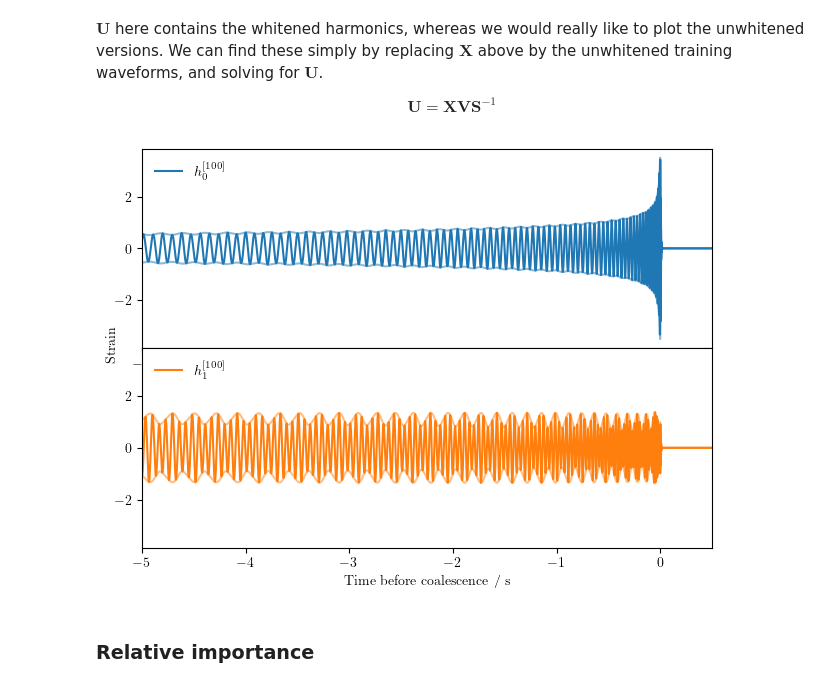
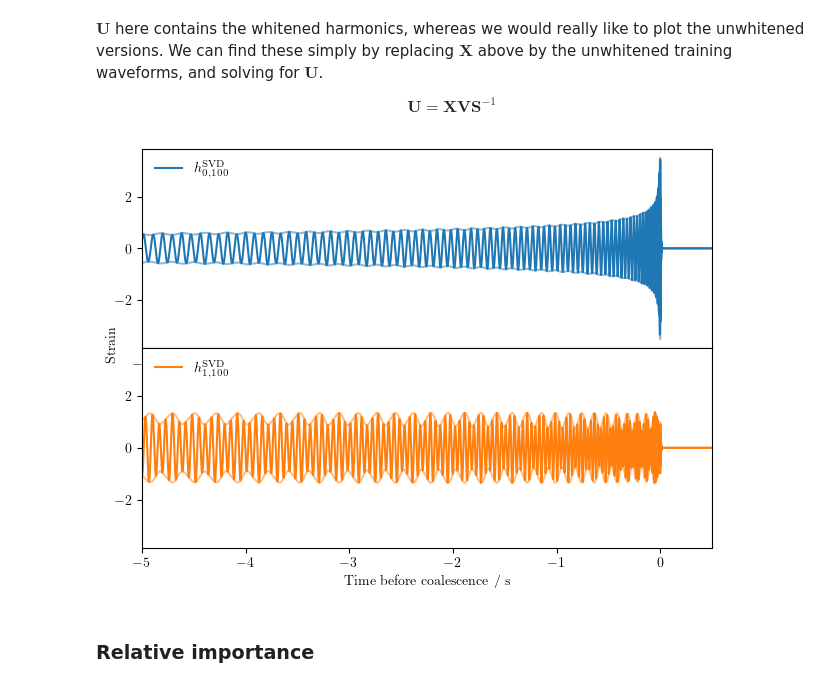
Before and after one commit to BenGPatterson/EccentricHarmonics, a Jupyter notebook: SVD.ipynb, the cells around one changed output. Saved outputs shown, nothing was run; the diff lists cells and outputs as text; code cells hidden in the pictures.

```diff
--- a/SVD.ipynb
+++ b/SVD.ipynb
@@ -127,27 +127,27 @@ unwhite_harms = np.matmul(np.array(training_wfs).T, Vinv_S).T
 # %%
 # Make plot of unwhitened harmonics
 plt.figure(figsize=(0.98*6.4,0.98*4.8))
 plt.subplot(2, 1, 1)
-plt.plot(training_wfs[0].sample_times, np.real(unwhite_harms[0])*1e21, c='C0', label='$h_0^{[100]}$')
+plt.plot(training_wfs[0].sample_times, np.real(unwhite_harms[0])*1e21, c='C0', label='$h_{0,100}^\mathrm{SVD}$')
 plt.plot(training_wfs[0].sample_times, abs(unwhite_harms[0])*1e21, c='C0', alpha=0.5)
 plt.plot(training_wfs[0].sample_times, -abs(unwhite_harms[0])*1e21, c='C0', alpha=0.5)
 plt.xlim(-5,0.5)
 ylims = plt.gca().get_ylim()
 plt.legend(loc='upper left', frameon=False)
 plt.subplot(2, 1, 2)
-plt.plot(training_wfs[0].sample_times, np.real(unwhite_harms[1])*1e21, c='C1', label='$h_1^{[100]}$')
+plt.plot(training_wfs[0].sample_times, np.real(unwhite_harms[1])*1e21, c='C1', label='$h_{1,100}^\mathrm{SVD}$')
 plt.plot(training_wfs[0].sample_times, abs(unwhite_harms[1])*1e21, c='C1', alpha=0.5)
 plt.plot(training_wfs[0].sample_times, -abs(unwhite_harms[1])*1e21, c='C1', alpha=0.5)
 plt.ylim(ylims)
 plt.xlim(-5,0.5)
 plt.legend(loc='upper left', frameon=False)
 plt.gcf().text(0.01, 0.55, 'Strain', va='center', rotation='vertical')
 plt.xlabel('Time before coalescence / s')
 plt.tight_layout()
 plt.subplots_adjust(hspace=0)
 plt.savefig('Figures/SVD100_h01.pgf')
 # %% [output]
-[figure, old version]
+[figure, new version]
 # %% [markdown]
 ### Relative importance
 # %% [markdown]
```
Also changed, not shown: parts of 7 cells of this notebook, 11 other files.
